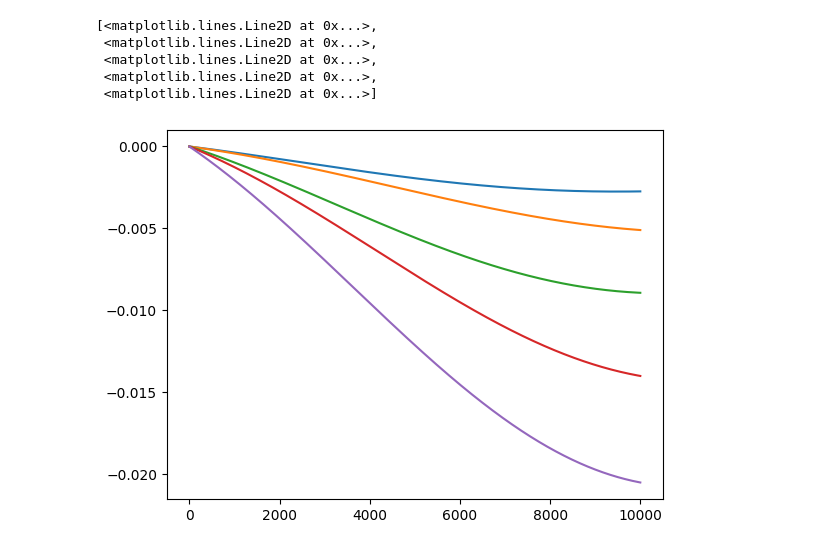
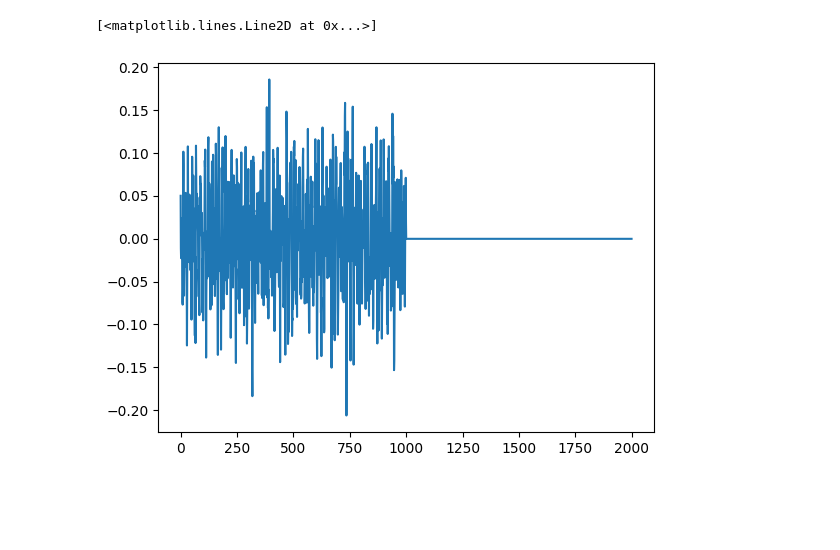
Before and after one commit to mohanagr/braindump, a Jupyter notebook: corr func flicker noise-SVD.ipynb, the cells around one changed output. Saved outputs shown, nothing was run; the diff lists cells and outputs as text; code cells hidden in the pictures; blank space fills up the shorter version.

```diff
--- a/corr func flicker noise-SVD.ipynb
+++ b/corr func flicker noise-SVD.ipynb
@@ -9,5 +10,5 @@ def get_acf(tau,f1,f2):
     s2,c2=sici(2*np.pi*f2*tau)
     return c2-c1
 # %%
-N=2*1000
+N=1000
 # %%
@@ -60,4 +27,7 @@ f1*N, f2*N
 # %%
 ps=np.zeros(N//2+1,dtype='complex128')
-ps[int(f1*N):int(f2*N)+1]=1/np.arange(int(f1*N),int(f2*N)+1)
+ps[int(f1*N):int(f2*N)+1]=1/np.arange(int(f1*N),int(f2*N)+1) #nyquist included
+temp=np.random.randn(N)
+plt.plot(np.fft.rfft(temp)*ps)
+x=np.fft.irfft(np.fft.rfft(temp)*ps)
 acf_dft=np.fft.irfft(ps)
@@ -78,2 +46,6 @@ C=toeplitz(acf1[:N//2])+np.eye(N//2)*1e-4
 Cinv=np.linalg.inv(C)
+# %%
+n_future_coarse = 1000
+osamp=10
+n_future_fine = n_future_coarse*osamp
 # %%
@@ -195,0 +93,3 @@ plt.colorbar()
+# %%
+coarse_ts = np.hstack([x,np.zeros(n_future_coarse)])
+coarse_sigma = C[0,0]-coeff_arr[-1]@Cinv@coeff_arr[-1]
@@ -196,9 +120,5 @@ plt.colorbar()
 # %%
-plt.plot(coeff_arr[:,0:5])
+plt.plot(coarse_ts)
 # %% [output]
-[<matplotlib.lines.Line2D at 0x...>,
- <matplotlib.lines.Line2D at 0x...>,
- <matplotlib.lines.Line2D at 0x...>,
- <matplotlib.lines.Line2D at 0x...>,
- <matplotlib.lines.Line2D at 0x...>]
+[<matplotlib.lines.Line2D at 0x...>]
-[figure, old version]
+[figure, new version]
```
Also changed, not shown: parts of 38 cells of this notebook, 3 other files.
